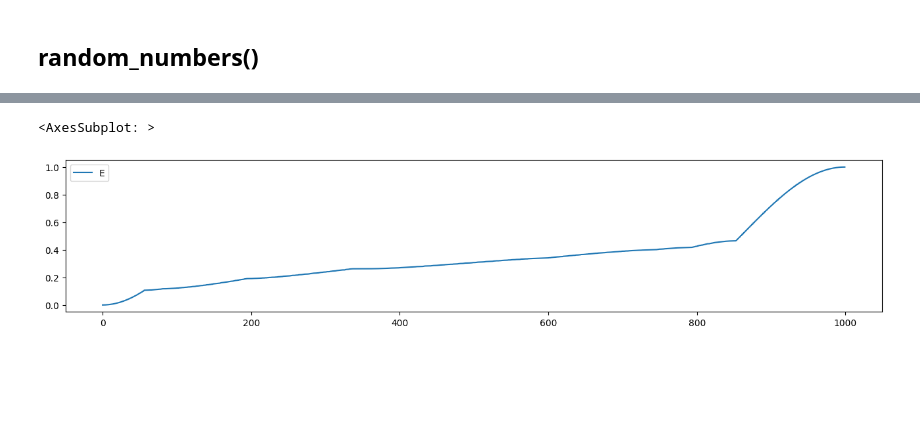
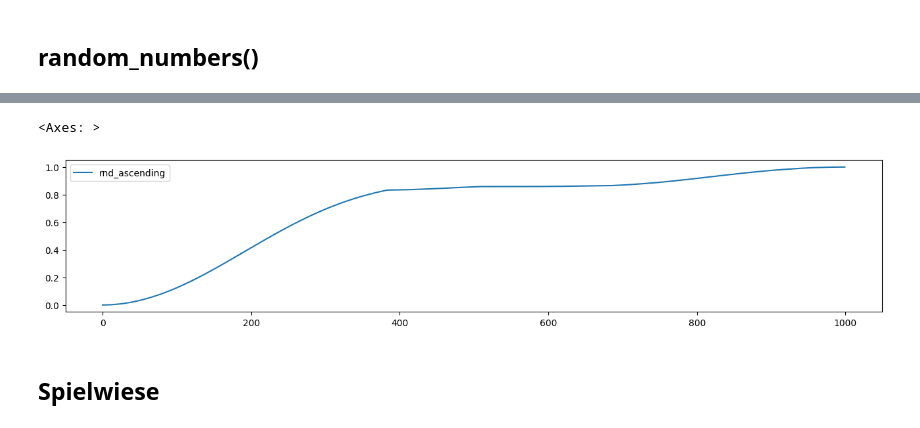
Before and after one commit to djekra/pandasklar, a Jupyter notebook: jupyter/10_Create_Random_Data.ipynb, the cells around one changed output, grey strips where cells are left out. Saved outputs shown, nothing was run; the diff lists cells and outputs as text; code cells hidden in the pictures; blank space fills up the shorter version.

```diff
--- a/jupyter/10_Create_Random_Data.ipynb
+++ b/jupyter/10_Create_Random_Data.ipynb
@@ -393,5 +431,7 @@ pak.analyse_cols(df)
 # %%
-pak.plot(df.E)
+pak.plot(df['rnd_ascending'])
 # %% [output]
-<AxesSubplot: >
+<Axes: >
-[figure, old version]
+[figure, new version]
+# %% [markdown]
+## Spielwiese
```
Also changed, not shown: parts of 29 cells of this notebook, 54 other files.
